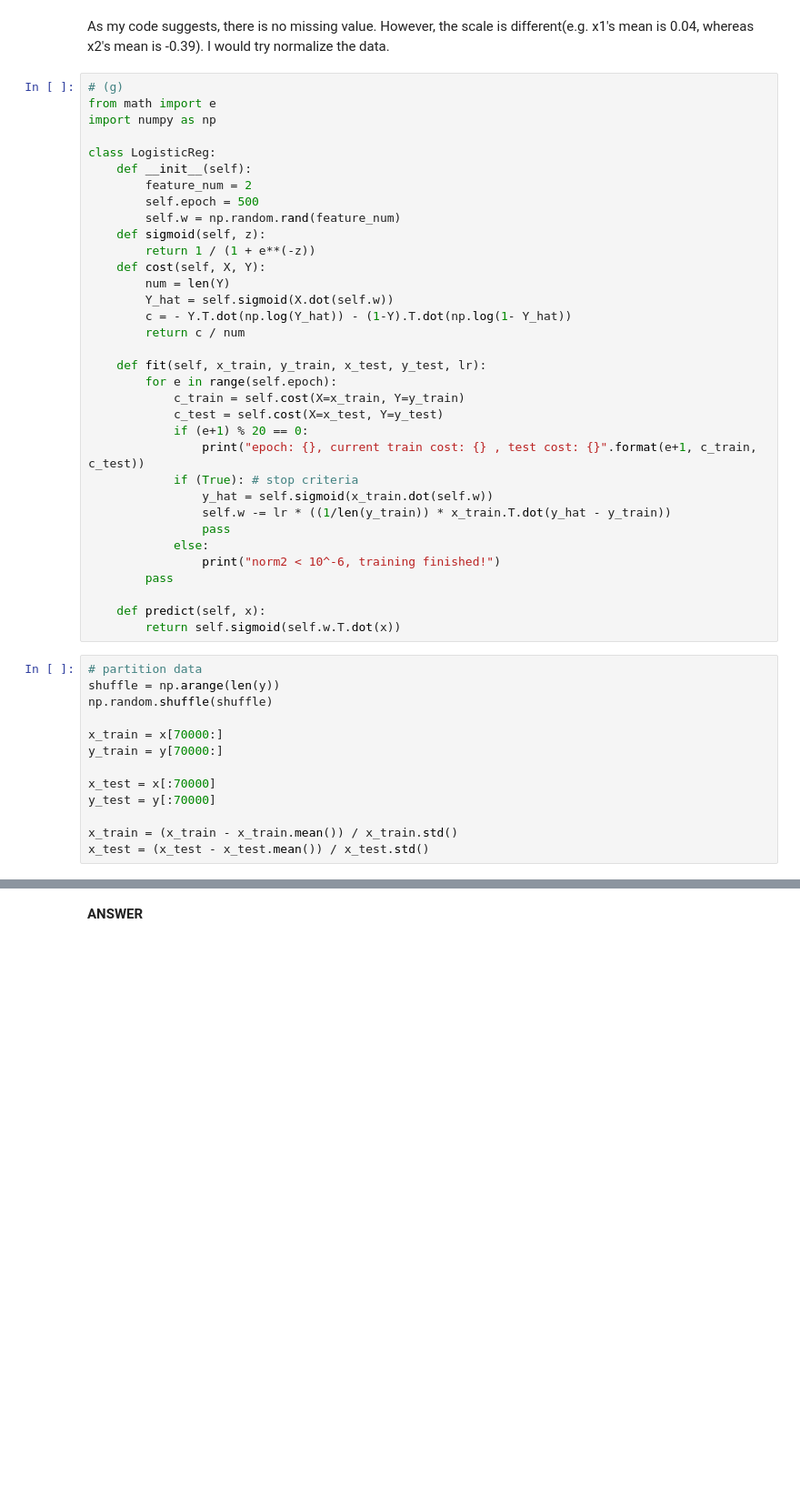
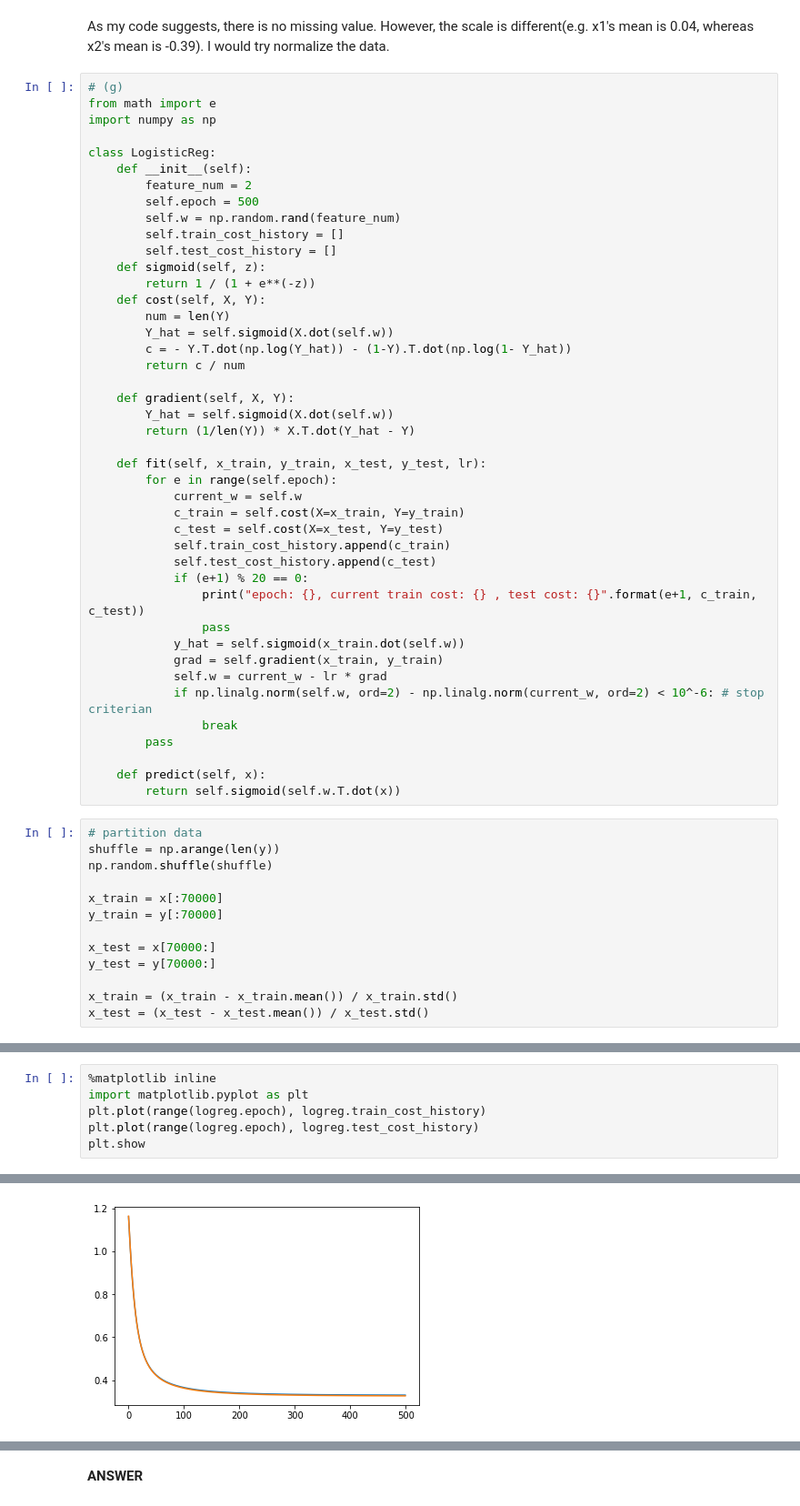
Before and after one commit to chrimiway/machine-learning-course, a Jupyter notebook: Assignment3.ipynb, the cells around one changed output, grey strips where cells are left out. Shown at 91% size. Drawn from its saved outputs; the diff is of its cells as text; blank space fills up the shorter version.

```diff
--- a/Assignment3.ipynb
+++ b/Assignment3.ipynb
@@ -136,6 +136,8 @@ class LogisticReg:
         feature_num = 2
         self.epoch = 500
         self.w = np.random.rand(feature_num)
+        self.train_cost_history = []
+        self.test_cost_history = []
     def sigmoid(self, z):
         return 1 / (1 + e**(-z))
     def cost(self, X, Y):
@@ -144,18 +146,25 @@ class LogisticReg:
         c = - Y.T.dot(np.log(Y_hat)) - (1-Y).T.dot(np.log(1- Y_hat))
         return c / num
 
+    def gradient(self, X, Y):
+        Y_hat = self.sigmoid(X.dot(self.w))
+        return (1/len(Y)) * X.T.dot(Y_hat - Y)
+
     def fit(self, x_train, y_train, x_test, y_test, lr):
         for e in range(self.epoch):
+            current_w = self.w
             c_train = self.cost(X=x_train, Y=y_train)
             c_test = self.cost(X=x_test, Y=y_test)
+            self.train_cost_history.append(c_train)
+            self.test_cost_history.append(c_test)
             if (e+1) % 20 == 0:
                 print("epoch: {}, current train cost: {} , test cost: {}".format(e+1, c_train, c_test))
-            if (True): # stop criteria
-                y_hat = self.sigmoid(x_train.dot(self.w))
-                self.w -= lr * ((1/len(y_train)) * x_train.T.dot(y_hat - y_train))
                 pass
-            else:
-                print("norm2 < 10^-6, training finished!")
+            y_hat = self.sigmoid(x_train.dot(self.w))
+            grad = self.gradient(x_train, y_train)
+            self.w = current_w - lr * grad
+            if np.linalg.norm(self.w, ord=2) - np.linalg.norm(current_w, ord=2) < 10^-6: # stop criterian
+                break
         pass
 
     def predict(self, x):
@@ -165,11 +174,11 @@ class LogisticReg:
 shuffle = np.arange(len(y))
 np.random.shuffle(shuffle)
 
-x_train = x[70000:]
-y_train = y[70000:]
+x_train = x[:70000]
+y_train = y[:70000]
 
-x_test = x[:70000]
-y_test = y[:70000]
+x_test = x[70000:]
+y_test = y[70000:]
 
 x_train = (x_train - x_train.mean()) / x_train.std()
 x_test = (x_test - x_test.mean()) / x_test.std()
@@ -202,0 +206,7 @@ np.linalg.norm(, ord=2)
+# %%
+%matplotlib inline
+import matplotlib.pyplot as plt
+plt.plot(range(logreg.epoch), logreg.train_cost_history)
+plt.plot(range(logreg.epoch), logreg.test_cost_history)
+plt.show
+# %% [output]
@@ -203,3 +214,4 @@ np.linalg.norm(, ord=2)
+[figure, added]
 # %% [markdown]
 ## 2
 
```
Also changed, not shown: parts of 3 cells of this notebook.
